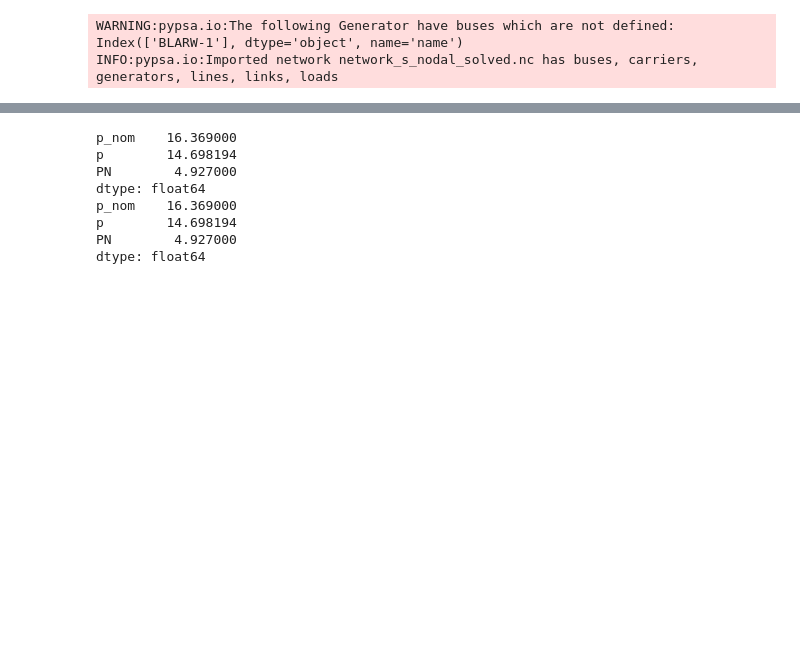
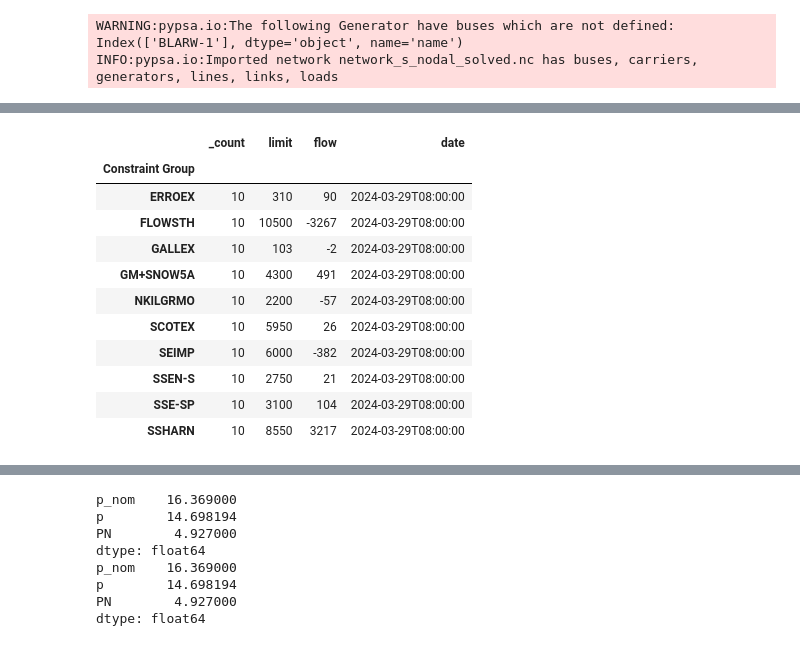
Before and after one commit to LukasFrankenQ/LMP, a Jupyter notebook: notebooks/match_wholesale.ipynb, the cells around one changed output, grey strips where cells are left out. Cells and saved outputs as stored; diff of their text form; code cells hidden in the pictures; blank space fills up the shorter version.

```diff
--- a/notebooks/match_wholesale.ipynb
+++ b/notebooks/match_wholesale.ipynb
@@ -349,3 +343,21 @@ plt.show()
+# %%
+import os
+
+flows = pd.read_csv(Path.cwd().parent / 'resources' / 'live_data' / f'{date}_{period}' / 'constraint_flows.csv', index_col=0)
+flows
+# %% [output]
+|  | _count | limit | flow | date |
+| Constraint Group |  |  |  |  |
+| ERROEX | 10 | 310 | 90 | 2024-03-29T08:00:00 |
+| FLOWSTH | 10 | 10500 | -3267 | 2024-03-29T08:00:00 |
+| GALLEX | 10 | 103 | -2 | 2024-03-29T08:00:00 |
+| GM+SNOW5A | 10 | 4300 | 491 | 2024-03-29T08:00:00 |
+| NKILGRMO | 10 | 2200 | -57 | 2024-03-29T08:00:00 |
+| SCOTEX | 10 | 5950 | 26 | 2024-03-29T08:00:00 |
+| SEIMP | 10 | 6000 | -382 | 2024-03-29T08:00:00 |
+| SSEN-S | 10 | 2750 | 21 | 2024-03-29T08:00:00 |
+| SSE-SP | 10 | 3100 | 104 | 2024-03-29T08:00:00 |
+| SSHARN | 10 | 8550 | 3217 | 2024-03-29T08:00:00 |
 # %%
 pd.concat((wind['p'] - wind['PN'], wind[['p', 'PN']]), axis=1).rename(columns={0: 'excess'}).sort_values('excess')
 # %% [output]
```
Also changed, not shown: parts of 7 cells of this notebook, 1 other file.
